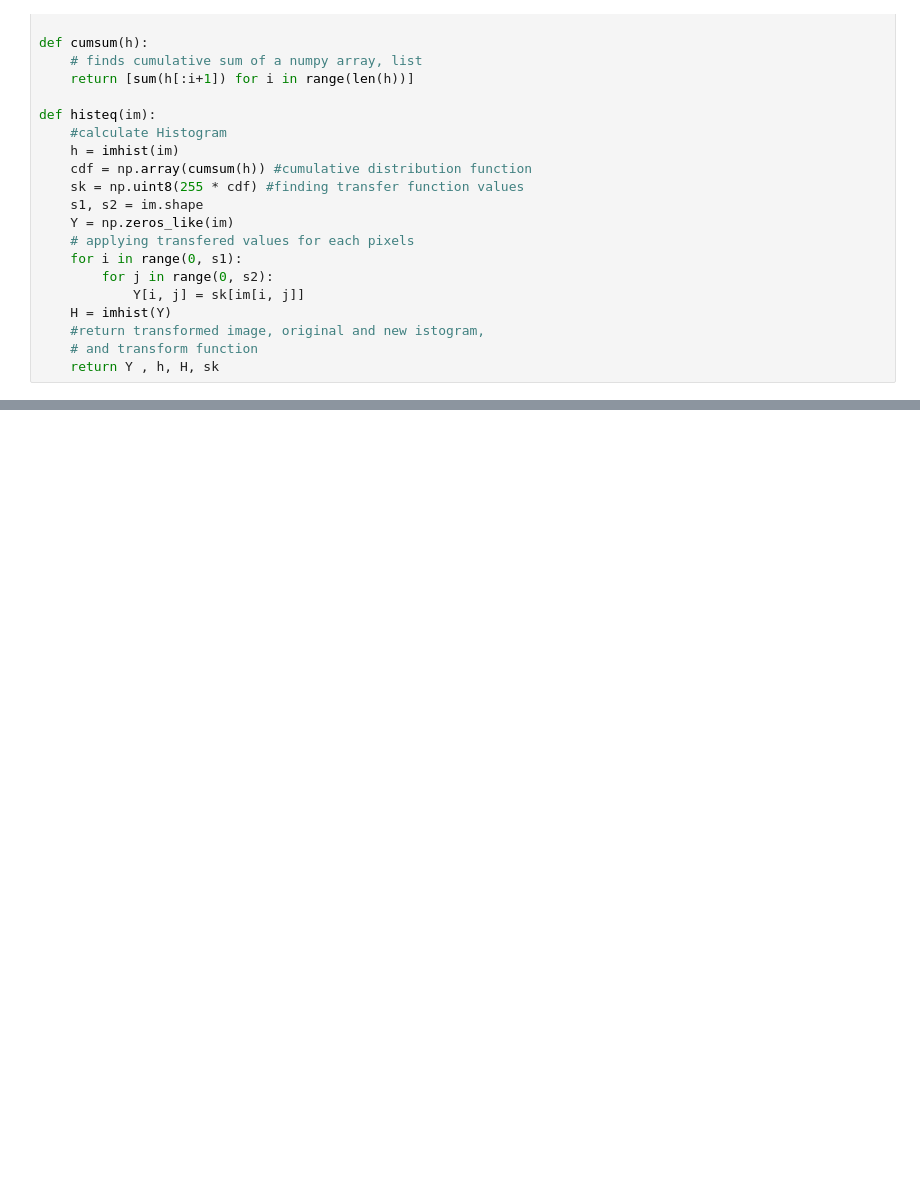
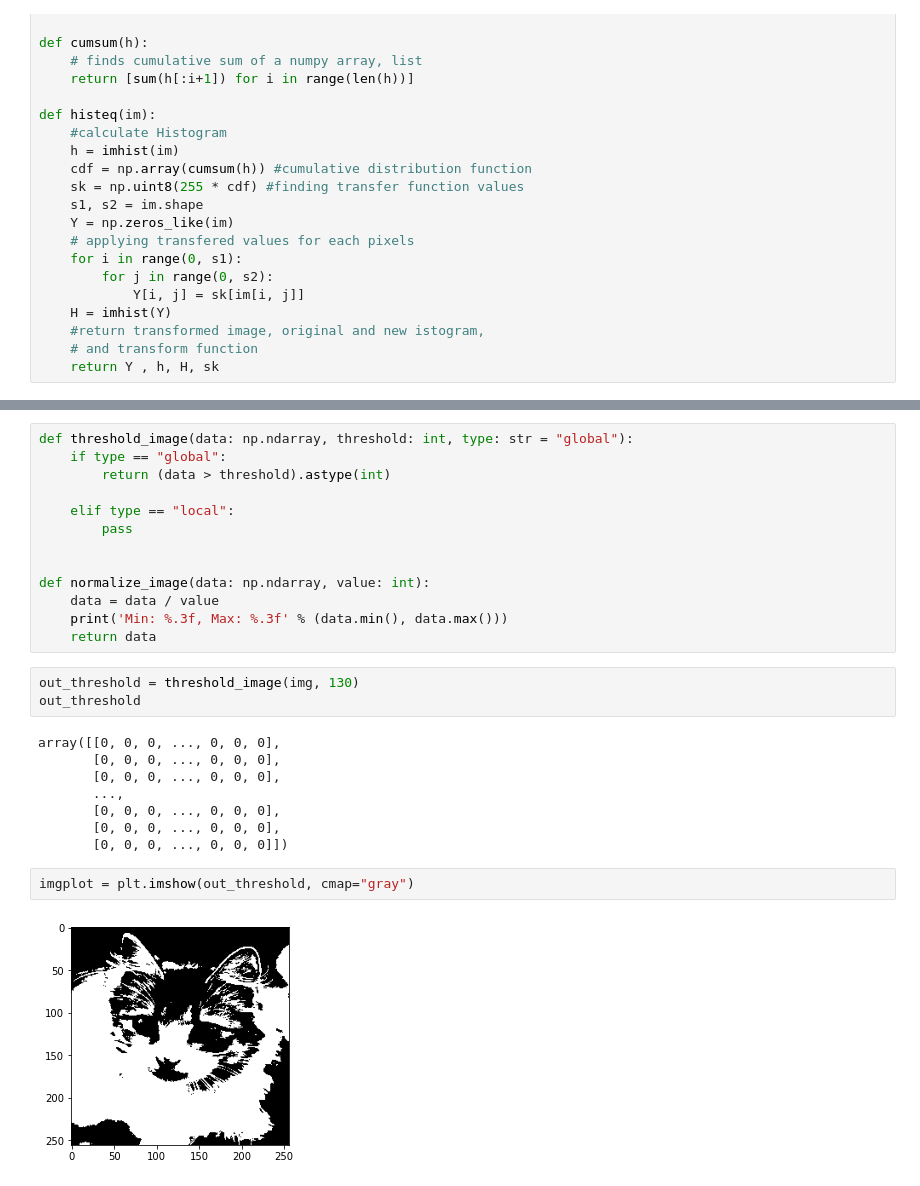
Before and after one commit to r-CV-Tasks/Image-filtering-edgeDetection-processing, a Jupyter notebook: playground.ipynb, the cells around one changed output, grey strips where cells are left out. Saved outputs shown, nothing was run; the diff lists cells and outputs as text; blank space fills up the shorter version.

```diff
--- a/playground.ipynb
+++ b/playground.ipynb
@@ -219,0 +242,28 @@ plt.show()
+# %%
+def threshold_image(data: np.ndarray, threshold: int, type: str = "global"):
+    if type == "global":
+        return (data > threshold).astype(int)
+
+    elif type == "local":
+        pass
+
+
+def normalize_image(data: np.ndarray, value: int):
+    data = data / value
+    print('Min: %.3f, Max: %.3f' % (data.min(), data.max()))
+    return data
+# %%
+out_threshold = threshold_image(img, 130)
+out_threshold
+# %% [output]
+array([[0, 0, 0, ..., 0, 0, 0],
+       [0, 0, 0, ..., 0, 0, 0],
+       [0, 0, 0, ..., 0, 0, 0],
+       ...,
+       [0, 0, 0, ..., 0, 0, 0],
+       [0, 0, 0, ..., 0, 0, 0],
+       [0, 0, 0, ..., 0, 0, 0]])
+# %%
+imgplot = plt.imshow(out_threshold, cmap="gray")
+# %% [output]
+[figure, added]
```
Also changed, not shown: parts of 10 cells of this notebook.
